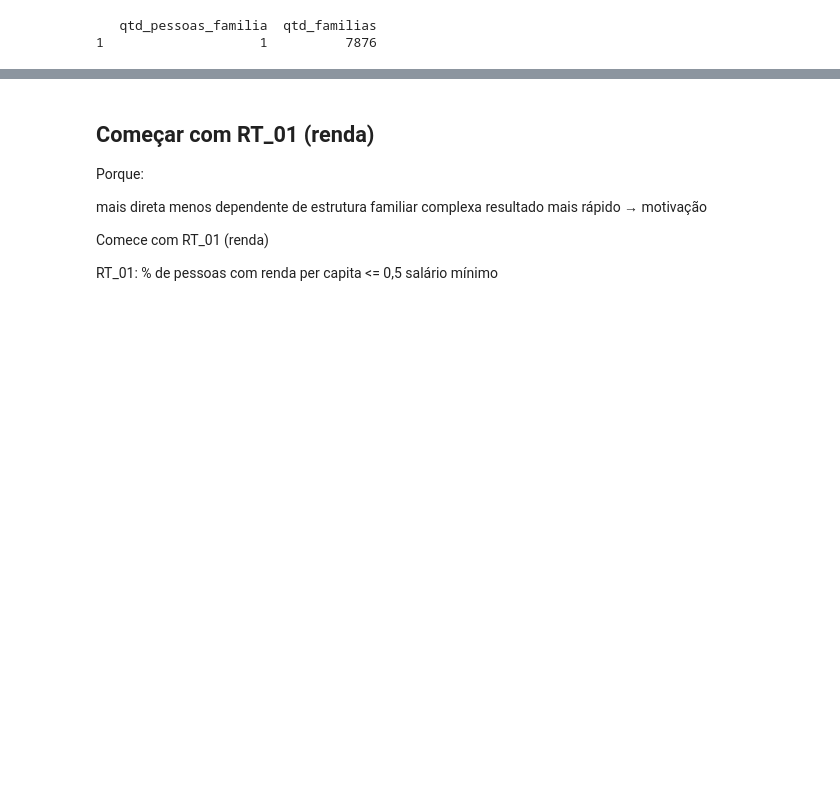
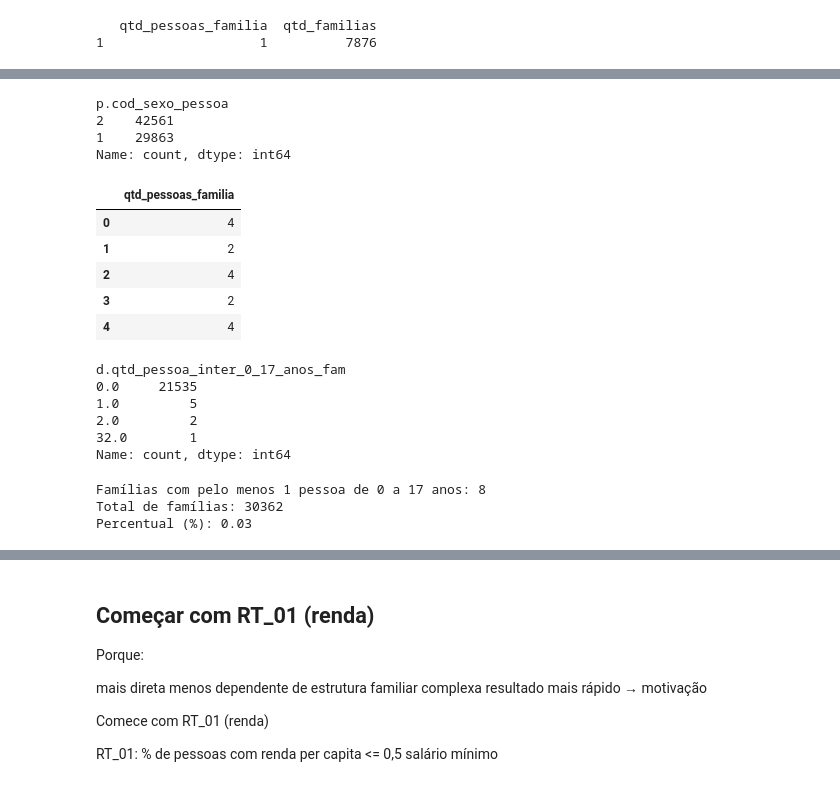
Before and after one commit to ailtonfv/pmh-arquitetura-dados-sociais, a Jupyter notebook: notebooks/cadunico/02_tratamento_cadunico.ipynb, the cells around one changed output, grey strips where cells are left out. Saved outputs shown, nothing was run; the diff lists cells and outputs as text; code cells hidden in the pictures; blank space fills up the shorter version.

```diff
--- a/notebooks/cadunico/02_tratamento_cadunico.ipynb
+++ b/notebooks/cadunico/02_tratamento_cadunico.ipynb
@@ -793,0 +843,16 @@ print(distribuicao[distribuicao['qtd_pessoas_familia'] == 1])
+# %%
+df['p.cod_sexo_pessoa'].value_counts()
+# %% [output]
+p.cod_sexo_pessoa
+2    42561
+1    29863
+Name: count, dtype: int64
+# %%
+familias[['qtd_pessoas_familia']].head()
+# %% [output]
+|  | qtd_pessoas_familia |
+| 0 | 4 |
+| 1 | 2 |
+| 2 | 4 |
+| 3 | 2 |
+| 4 | 4 |
@@ -793,0 +877,27 @@ print(distribuicao[distribuicao['qtd_pessoas_familia'] == 1])
+# %%
+familias['d.qtd_pessoa_inter_0_17_anos_fam'].value_counts()
+# %% [output]
+d.qtd_pessoa_inter_0_17_anos_fam
+0.0     21535
+1.0         5
+2.0         2
+32.0        1
+Name: count, dtype: int64
+# %%
+# Contar famílias com pelo menos 1 pessoa de 0 a 17 anos
+
+familias_com_criancas = (
+    familias['d.qtd_pessoa_inter_0_17_anos_fam'] >= 1
+).sum()
+
+total_familias = len(familias)
+
+percentual = (familias_com_criancas / total_familias) * 100
+
+print("Famílias com pelo menos 1 pessoa de 0 a 17 anos:", familias_com_criancas)
+print("Total de famílias:", total_familias)
+print("Percentual (%):", round(percentual, 2))
+# %% [output]
+Famílias com pelo menos 1 pessoa de 0 a 17 anos: 8
+Total de famílias: 30362
+Percentual (%): 0.03
```
Also changed, not shown: parts of 35 cells of this notebook.
